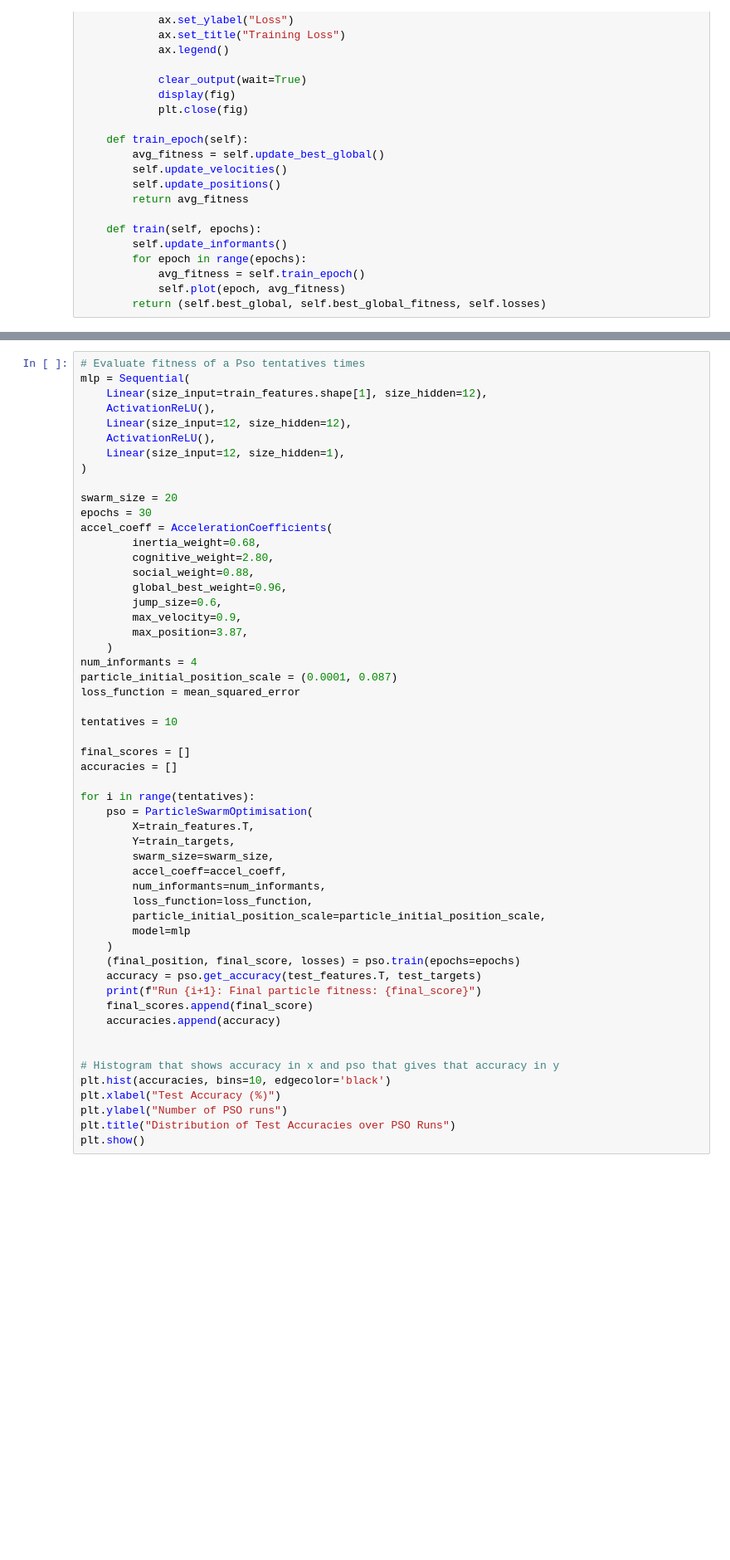
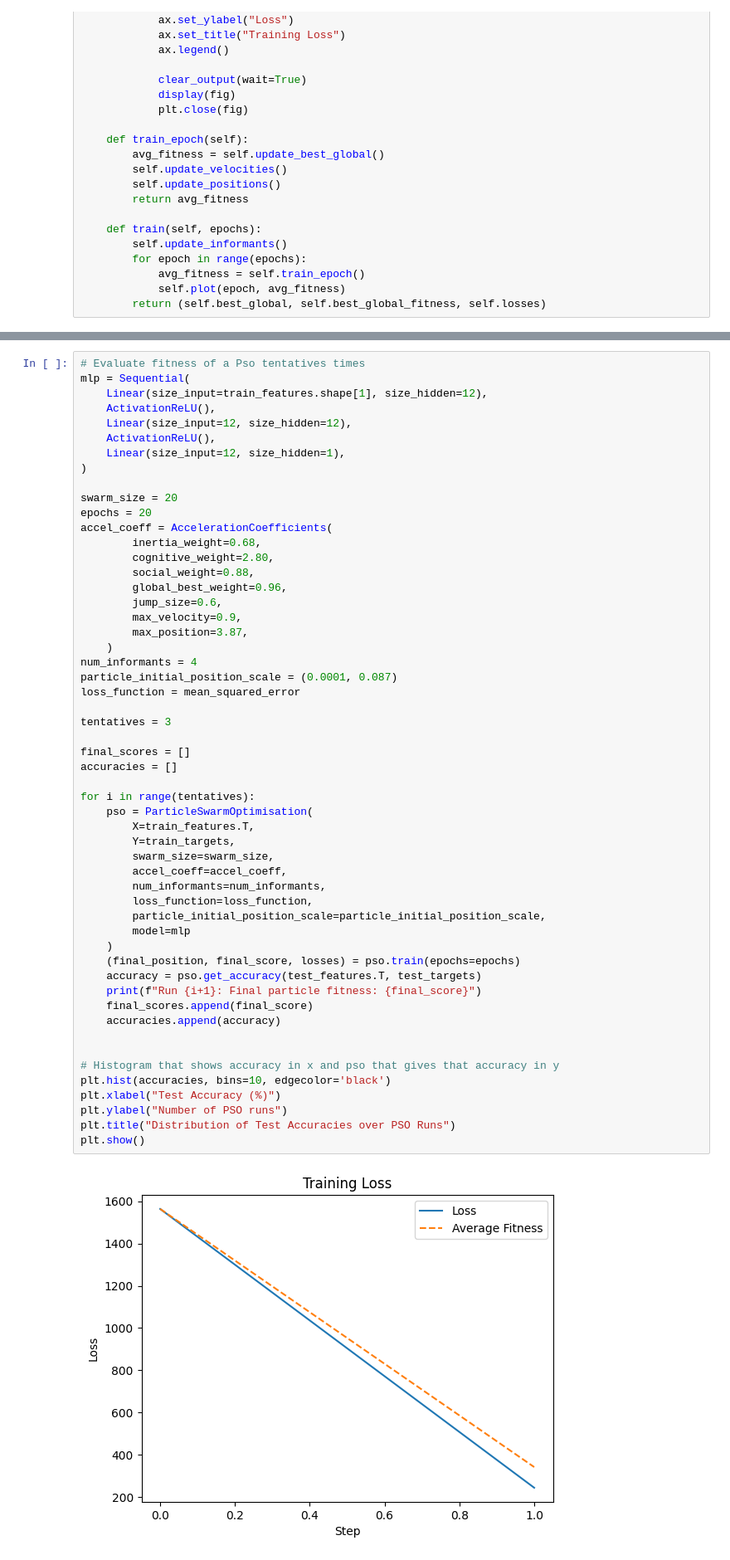
Before and after one commit to HW-BiologicallyInspiredComputation/Concrete_ANN_PSO, a Jupyter notebook: main.ipynb, the cells around one changed output, grey strips where cells are left out. Shown at 83% size. Saved outputs shown, nothing was run; the diff lists cells and outputs as text; blank space fills up the shorter version.

```diff
--- a/main.ipynb
+++ b/main.ipynb
@@ -442,7 +542,7 @@ mlp = Sequential(
 )
 
 swarm_size = 20
-epochs = 30
+epochs = 20
 accel_coeff = AccelerationCoefficients(
         inertia_weight=0.68,
         cognitive_weight=2.80,
@@ -456,32 +556,34 @@ num_informants = 4
 particle_initial_position_scale = (0.0001, 0.087)
 loss_function = mean_squared_error
 
-tentatives = 10
+tentatives = 3
 
 final_scores = []
 accuracies = []
 
 for i in range(tentatives):
     pso = ParticleSwarmOptimisation(
         X=train_features.T,
         Y=train_targets,
         swarm_size=swarm_size,
         accel_coeff=accel_coeff,
         num_informants=num_informants,
         loss_function=loss_function,
         particle_initial_position_scale=particle_initial_position_scale,
         model=mlp
     )
     (final_position, final_score, losses) = pso.train(epochs=epochs)
     accuracy = pso.get_accuracy(test_features.T, test_targets)
     print(f"Run {i+1}: Final particle fitness: {final_score}")
     final_scores.append(final_score)
     accuracies.append(accuracy)
 
 
 # Histogram that shows accuracy in x and pso that gives that accuracy in y
 plt.hist(accuracies, bins=10, edgecolor='black')
 plt.xlabel("Test Accuracy (%)")
 plt.ylabel("Number of PSO runs")
 plt.title("Distribution of Test Accuracies over PSO Runs")
 plt.show()
+# %% [output]
+[figure, added]
```
Also changed, not shown: parts of 10 cells of this notebook.
